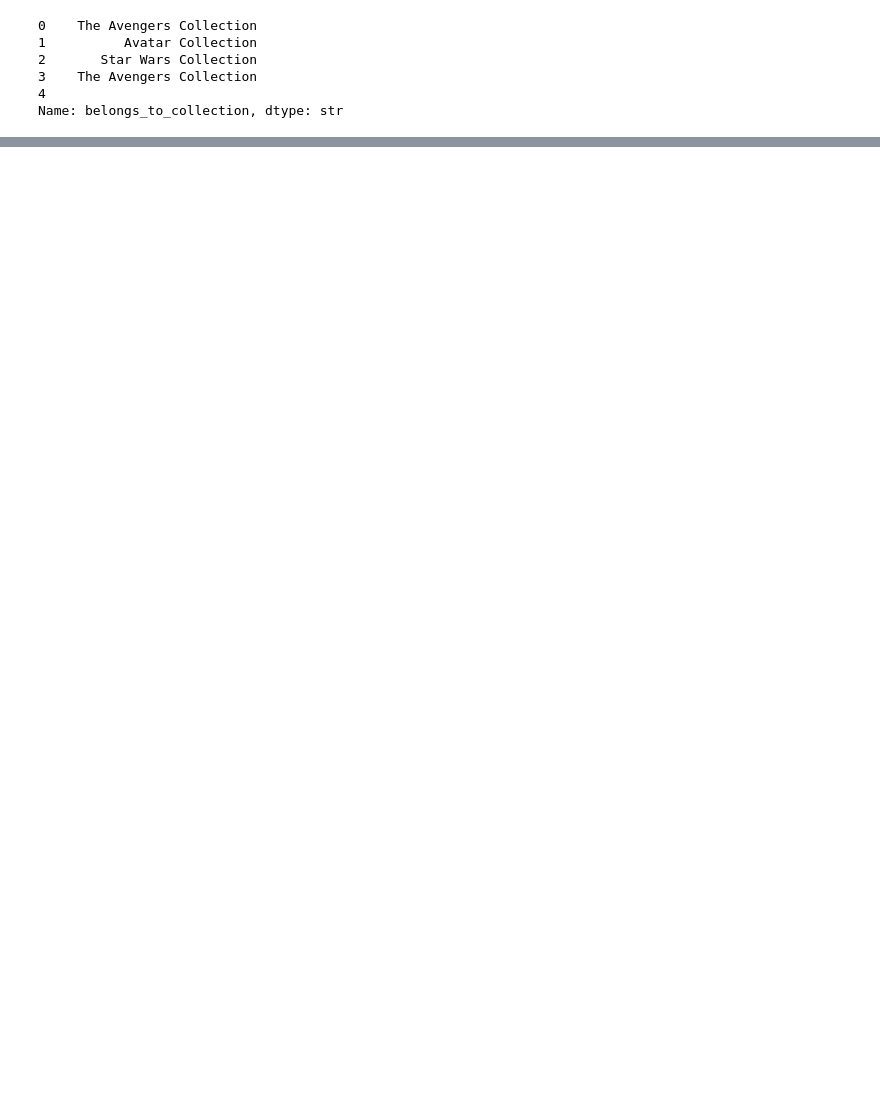
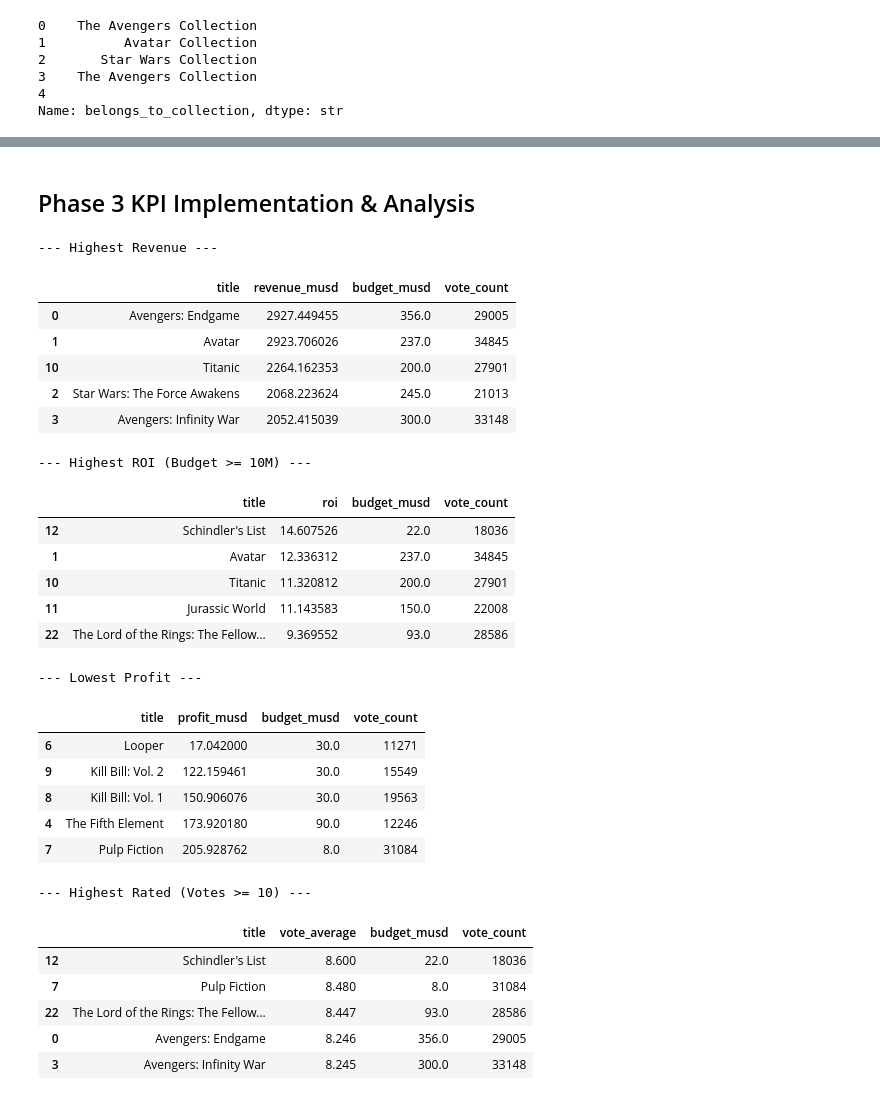
Before and after one commit to Dushimimanaprince/TMDB-Movie-Data-Analysis, a Jupyter notebook: tmdb_analysis.ipynb, the cells around one changed output, grey strips where cells are left out. Saved outputs shown, nothing was run; the diff lists cells and outputs as text; code cells hidden in the pictures; blank space fills up the shorter version.

```diff
--- a/tmdb_analysis.ipynb
+++ b/tmdb_analysis.ipynb
@@ -154,3 +154,64 @@ df.head(2)
 |  | id | title | tagline | release_date | genres | belongs_to_collection | original_language | ... |
 | 0 | 299534 | Avengers: Endgame | Avenge the fallen. | 2019-04-24 | Adventure|Science Fiction|Action | The Avengers Collection | en | ... |
 | 1 | 19995 | Avatar | Enter the world of Pandora. | 2009-12-16 | Science Fiction|Action|Adventure | Avatar Collection | en | ... |
+# %% [markdown]
+## Phase 3 KPI Implementation & Analysis
+# %%
+df['profit_musd']= df['revenue_musd'] - df['budget_musd']
+df['roi']= df['revenue_musd'] / df['budget_musd']
+
+def rank_movies(dataframe, metric_column, ascending=False, min_budget=0 , min_vote=0, top_n=5):
+    """
+    Ranks movies based on a specific metric, applying optional filters for budget and votes.
+    """
+
+    filtered_df= dataframe[
+        (dataframe['budget_musd'].fillna(0) >= min_budget) &
+        (dataframe['vote_count'].fillna(0) >=  min_vote)
+    ]
+
+    ranked_df= filtered_df.sort_values(by=metric_column, ascending=ascending)
+
+    return ranked_df[['title', metric_column, 'budget_musd', 'vote_count']].head(top_n)
+
+print("--- Highest Revenue ---")
+display(rank_movies(df, 'revenue_musd'))
+
+print("\n--- Highest ROI (Budget >= 10M) ---")
+display(rank_movies(df, 'roi', min_budget=10))
+
+print("\n--- Lowest Profit ---")
+
+display(rank_movies(df, 'profit_musd', ascending=True))
+
+print("\n--- Highest Rated (Votes >= 10) ---")
+display(rank_movies(df, 'vote_average', min_vote=10))
+# %% [output]
+--- Highest Revenue ---
+|  | title | revenue_musd | budget_musd | vote_count |
+| 0 | Avengers: Endgame | 2927.449455 | 356.0 | 29005 |
+| 1 | Avatar | 2923.706026 | 237.0 | 34845 |
+| 10 | Titanic | 2264.162353 | 200.0 | 27901 |
+| 2 | Star Wars: The Force Awakens | 2068.223624 | 245.0 | 21013 |
+| 3 | Avengers: Infinity War | 2052.415039 | 300.0 | 33148 |
+--- Highest ROI (Budget >= 10M) ---
+|  | title | roi | budget_musd | vote_count |
+| 12 | Schindler's List | 14.607526 | 22.0 | 18036 |
+| 1 | Avatar | 12.336312 | 237.0 | 34845 |
+| 10 | Titanic | 11.320812 | 200.0 | 27901 |
+| 11 | Jurassic World | 11.143583 | 150.0 | 22008 |
+| 22 | The Lord of the Rings: The Fellow... | 9.369552 | 93.0 | 28586 |
+--- Lowest Profit ---
+|  | title | profit_musd | budget_musd | vote_count |
+| 6 | Looper | 17.042000 | 30.0 | 11271 |
+| 9 | Kill Bill: Vol. 2 | 122.159461 | 30.0 | 15549 |
+| 8 | Kill Bill: Vol. 1 | 150.906076 | 30.0 | 19563 |
+| 4 | The Fifth Element | 173.920180 | 90.0 | 12246 |
+| 7 | Pulp Fiction | 205.928762 | 8.0 | 31084 |
+--- Highest Rated (Votes >= 10) ---
+|  | title | vote_average | budget_musd | vote_count |
+| 12 | Schindler's List | 8.600 | 22.0 | 18036 |
+| 7 | Pulp Fiction | 8.480 | 8.0 | 31084 |
+| 22 | The Lord of the Rings: The Fellow... | 8.447 | 93.0 | 28586 |
+| 0 | Avengers: Endgame | 8.246 | 356.0 | 29005 |
+| 3 | Avengers: Infinity War | 8.245 | 300.0 | 33148 |
```
Also changed, not shown: parts of 9 cells of this notebook.
